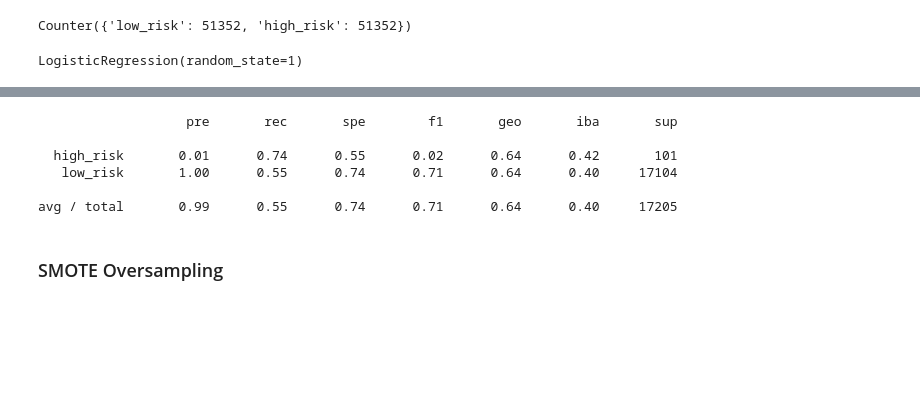
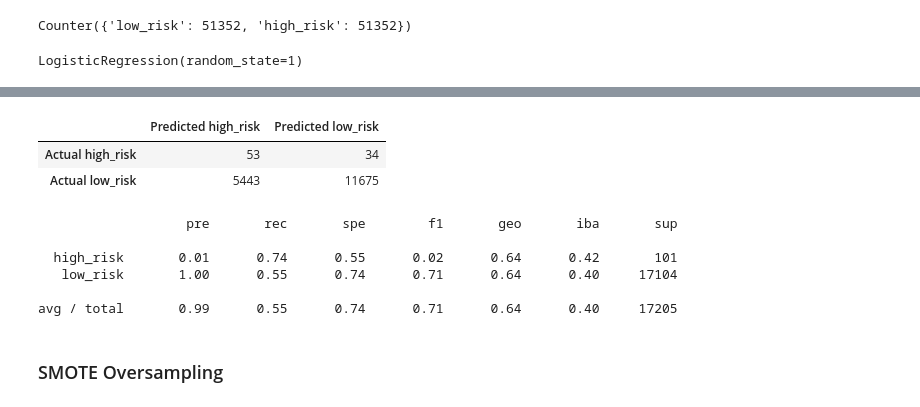
Before and after one commit to DevTrav/Credit_Risk_Analysis, a Jupyter notebook: Module-17-Challenge-Resources/credit_risk_resampling.ipynb, the cells around one changed output, grey strips where cells are left out. Drawn from its saved outputs; the diff is of its cells as text; code cells hidden in the pictures; blank space fills up the shorter version.

Commit message:
Adding calculated confusion matrix

```diff
--- a/Module-17-Challenge-Resources/credit_risk_resampling.ipynb
+++ b/Module-17-Challenge-Resources/credit_risk_resampling.ipynb
@@ -152,5 +152,8 @@ logreg = LogisticRegression(solver='lbfgs', random_state=1)
 logreg.fit(X_resampled, y_resampled)
 # %% [output]
 LogisticRegression(random_state=1)
+# %%
+# Calculate predictions
+y_pred = logreg.predict(X_test)
 # %%
 # Calculated the balanced accuracy score
@@ -166,3 +164,17 @@ array([[  75,   26],
+# %%
+# Display the confusion matrix
+from sklearn.metrics import confusion_matrix
+# Calculating the confusion matrix
+cm = confusion_matrix(y_test, y_pred)
+
+# Create a DataFrame from the confusion matrix.
+cm_df = pd.DataFrame(
+    cm, index=["Actual high_risk", "Actual low_risk"], columns=["Predicted high_risk", "Predicted low_risk"])
+cm_df
+# %% [output]
+|  | Predicted high_risk | Predicted low_risk |
+| Actual high_risk | 53 | 34 |
+| Actual low_risk | 5443 | 11675 |
 # %%
 # Print the imbalanced classification report
 # YOUR CODE HERE
```
Also changed, not shown: parts of 2 cells of this notebook.
